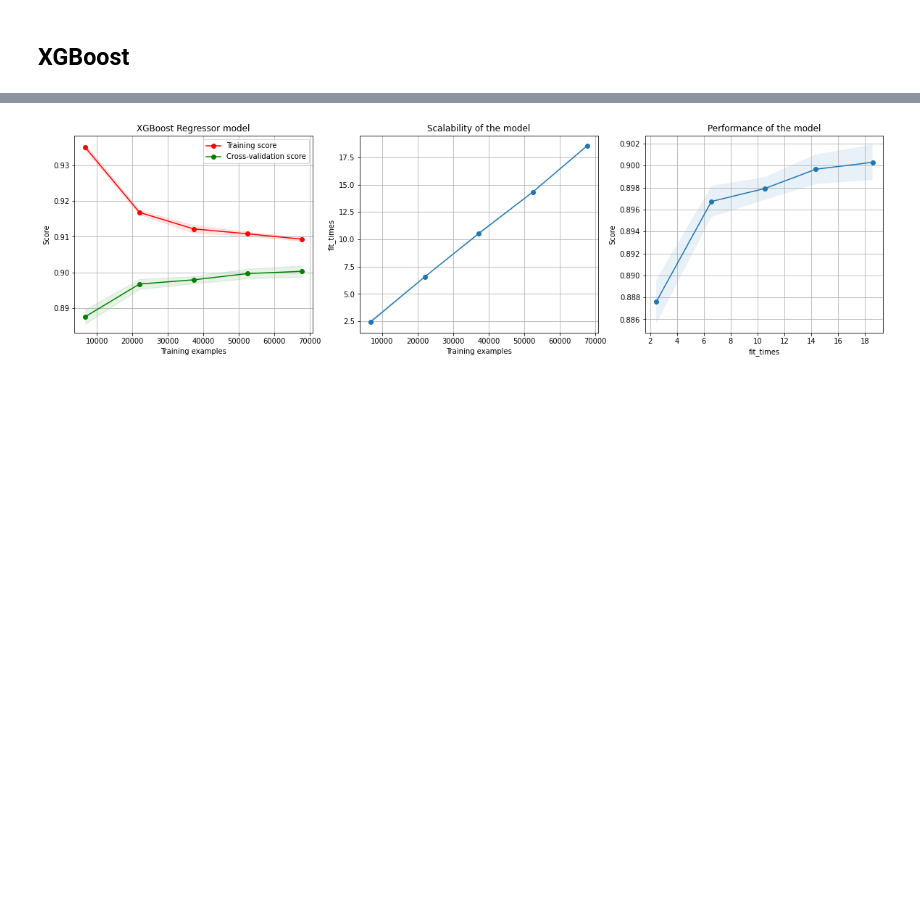
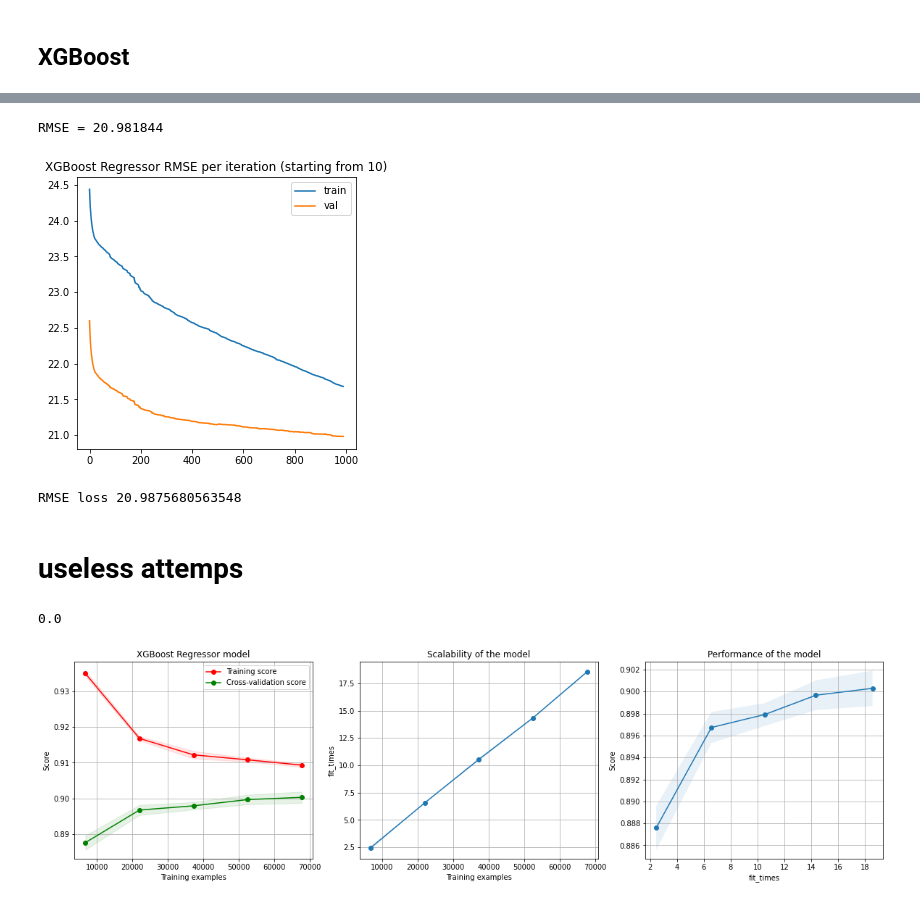
Before and after one commit to luanakwon/GroundTemperature, a Jupyter notebook: GroundTemp.ipynb, the cells around one changed output, grey strips where cells are left out. Cells and saved outputs as stored; diff of their text form; code cells hidden in the pictures; blank space fills up the shorter version.

```diff
--- a/GroundTemp.ipynb
+++ b/GroundTemp.ipynb
@@ -463,3 +469,41 @@ plt.show()
+# %%
+XGBR_model = xgb.XGBRegressor(
+    max_depth=3,
+    learning_rate=0.1,
+    n_estimators=1000,
+    verbosity=0,
+    silent=None,
+    objective="reg:squarederror",
+    booster='gbtree',
+    subsample=0.8,
+    random_state=RANDOM_STATE,
+    early_stopping_rounds=30,
+    predictor='cpu_predictor'
+)
+# %%
+XGBR_model.fit(X_train,Y_train_TA,eval_set=[(X_train,Y_train_TA),(X_val,Y_val_TA)])
+# %%
+results = XGBR_model.evals_result()
+cut_front = 10
+print(f"RMSE = {results['validation_1']['rmse'][-1]}")
+plt.figure(figsize=(5,5))
+plt.title(f'XGBoost Regressor RMSE per iteration (starting from {cut_front})')
+plt.plot(results['validation_0']['rmse'][cut_front:], label='train')
+plt.plot(results['validation_1']['rmse'][cut_front:], label='val')
+plt.legend()
+plt.show()
+# %% [output]
+RMSE = 20.981844
+[figure, added]
+# %%
+prediction = XGBR_model.predict(X_val)
+diff = prediction - Y_val_TA.values.ravel()
+loss = np.sqrt(np.mean(diff**2))
+print(f'RMSE loss {loss}')
+# %% [output]
+RMSE loss 20.9875680563548
+# %% [markdown]
+# useless attemps
 # %%
 # plot train score and validation score at each given n_estimators
 # score = rmse
@@ -489,3 +535,10 @@ plt.show()
+# %%
+mm = xgb.XGBRegressor()
+mm.load_model('XGBR0627.txt')
+pred2 = mm.predict(X_val)
+print(np.sum(pred2-prediction))
+# %% [output]
+0.0
 # %%
 import LearningCurvePlotter
 from LearningCurvePlotter import plot_learning_curve
```
Also changed, not shown: parts of 30 cells of this notebook.
